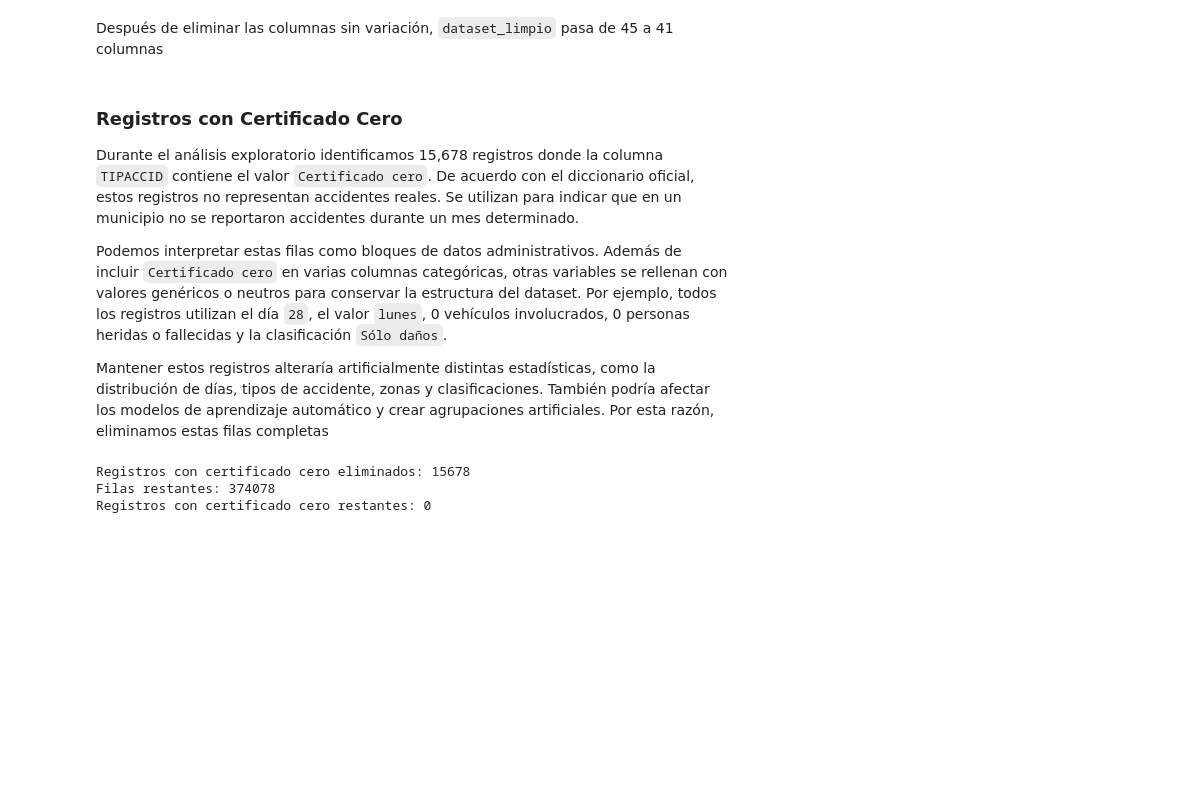
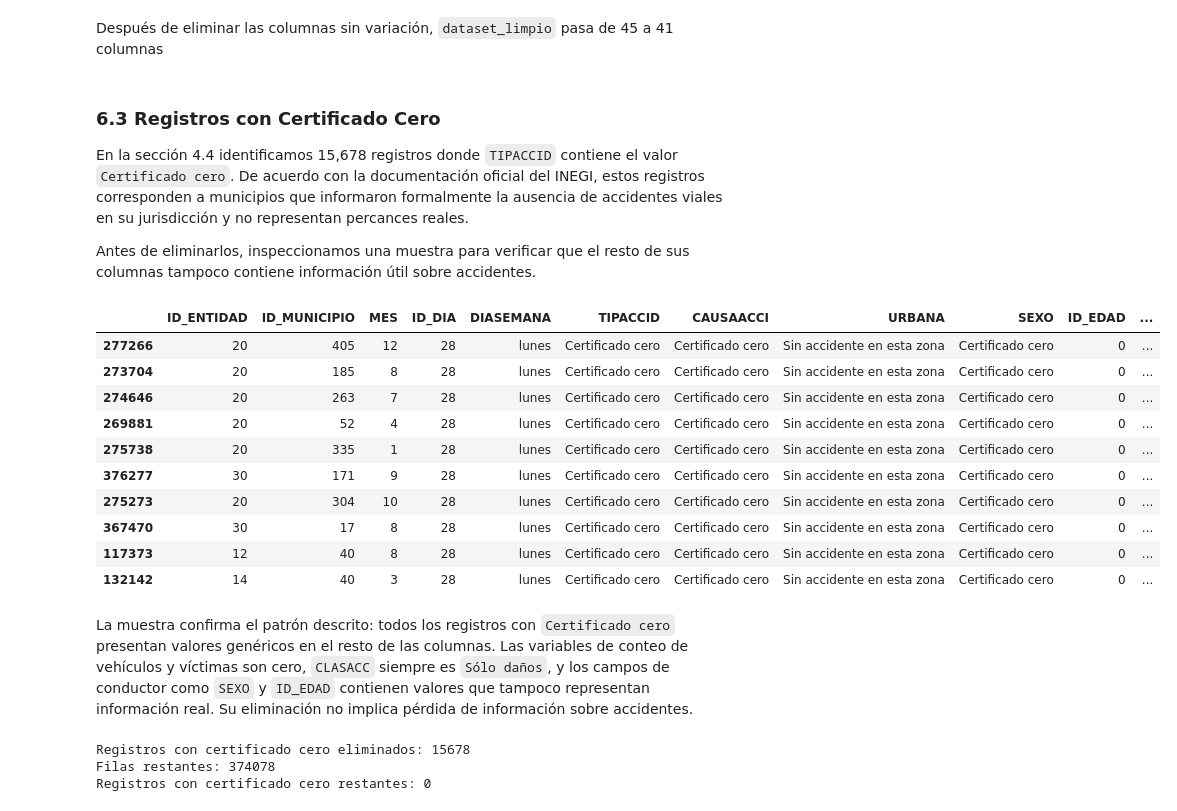
Before and after one commit to steve-quezada/Tareas_Almacenes-y-Mineria-de-Datos, a Jupyter notebook: ProyectoFinal/notebooks/analisis_exploratorio.ipynb, the cells around one changed output. Saved outputs shown, nothing was run; the diff lists cells and outputs as text; code cells hidden in the pictures; blank space fills up the shorter version.

```diff
--- a/ProyectoFinal/notebooks/analisis_exploratorio.ipynb
+++ b/ProyectoFinal/notebooks/analisis_exploratorio.ipynb
@@ -1074,13 +1211,47 @@ Columnas eliminadas que permanecen en el dataset: set()
 # %% [markdown]
 Después de eliminar las columnas sin variación, `dataset_limpio` pasa de 45 a 41 columnas
 # %% [markdown]
-### Registros con Certificado Cero
+### 6.3 Registros con Certificado Cero
 
-Durante el análisis exploratorio identificamos 15,678 registros donde la columna `TIPACCID` contiene el valor `Certificado cero`. De acuerdo con el diccionario oficial, estos registros no representan accidentes reales. Se utilizan para indicar que en un municipio no se reportaron accidentes durante un mes determinado.
+En la sección 4.4 identificamos 15,678 registros donde `TIPACCID` contiene el valor
+`Certificado cero`. De acuerdo con la documentación oficial del INEGI, estos registros
+corresponden a municipios que informaron formalmente la ausencia de accidentes viales en su
+jurisdicción y no representan percances reales.
 
-Podemos interpretar estas filas como bloques de datos administrativos. Además de incluir `Certificado cero` en varias columnas categóricas, otras variables se rellenan con valores genéricos o neutros para conservar la estructura del dataset. Por ejemplo, todos los registros utilizan el día `28`, el valor `lunes`, 0 vehículos involucrados, 0 personas heridas o fallecidas y la clasificación `Sólo daños`.
-
-Mantener estos registros alteraría artificialmente distintas estadísticas, como la distribución de días, tipos de accidente, zonas y clasificaciones. También podría afectar los modelos de aprendizaje automático y crear agrupaciones artificiales. Por esta razón, eliminamos estas filas completas
+Antes de eliminarlos, inspeccionamos una muestra para verificar que el resto de sus columnas
+tampoco contiene información útil sobre accidentes.
+# %%
+columnas_inspeccion = [
+    "ID_ENTIDAD", "ID_MUNICIPIO", "MES", "ID_DIA", "DIASEMANA",
+    "TIPACCID", "CAUSAACCI", "URBANA", "SEXO", "ID_EDAD",
+    "AUTOMOVIL", "MOTOCICLET", "CONDMUERTO", "CONDHERIDO",
+    "PASAMUERTO", "PASAHERIDO", "CLASACC"
+]
+
+muestra_certificado_cero = (
+    dataset_raw[dataset_raw["TIPACCID"] == "Certificado cero"][columnas_inspeccion]
+    .sample(10, random_state=42)
+)
+
+muestra_certificado_cero
+# %% [output]
+|  | ID_ENTIDAD | ID_MUNICIPIO | MES | ID_DIA | DIASEMANA | TIPACCID | CAUSAACCI | URBANA | SEXO | ID_EDAD | ... |
+| 277266 | 20 | 405 | 12 | 28 | lunes | Certificado cero | Certificado cero | Sin accidente en esta zona | Certificado cero | 0 | ... |
+| 273704 | 20 | 185 | 8 | 28 | lunes | Certificado cero | Certificado cero | Sin accidente en esta zona | Certificado cero | 0 | ... |
+| 274646 | 20 | 263 | 7 | 28 | lunes | Certificado cero | Certificado cero | Sin accidente en esta zona | Certificado cero | 0 | ... |
+| 269881 | 20 | 52 | 4 | 28 | lunes | Certificado cero | Certificado cero | Sin accidente en esta zona | Certificado cero | 0 | ... |
+| 275738 | 20 | 335 | 1 | 28 | lunes | Certificado cero | Certificado cero | Sin accidente en esta zona | Certificado cero | 0 | ... |
+| 376277 | 30 | 171 | 9 | 28 | lunes | Certificado cero | Certificado cero | Sin accidente en esta zona | Certificado cero | 0 | ... |
+| 275273 | 20 | 304 | 10 | 28 | lunes | Certificado cero | Certificado cero | Sin accidente en esta zona | Certificado cero | 0 | ... |
+| 367470 | 30 | 17 | 8 | 28 | lunes | Certificado cero | Certificado cero | Sin accidente en esta zona | Certificado cero | 0 | ... |
+| 117373 | 12 | 40 | 8 | 28 | lunes | Certificado cero | Certificado cero | Sin accidente en esta zona | Certificado cero | 0 | ... |
+| 132142 | 14 | 40 | 3 | 28 | lunes | Certificado cero | Certificado cero | Sin accidente en esta zona | Certificado cero | 0 | ... |
+# %% [markdown]
+La muestra confirma el patrón descrito: todos los registros con `Certificado cero` presentan
+valores genéricos en el resto de las columnas. Las variables de conteo de vehículos y víctimas
+son cero, `CLASACC` siempre es `Sólo daños`, y los campos de conductor como `SEXO` y `ID_EDAD`
+contienen valores que tampoco representan información real. Su eliminación no implica pérdida
+de información sobre accidentes.
 # %%
 certificados_cero_en_dataset_limpio = (dataset_limpio["TIPACCID"] == "Certificado cero").sum()
 
```
Also changed, not shown: parts of 31 cells of this notebook, 3 other files.
